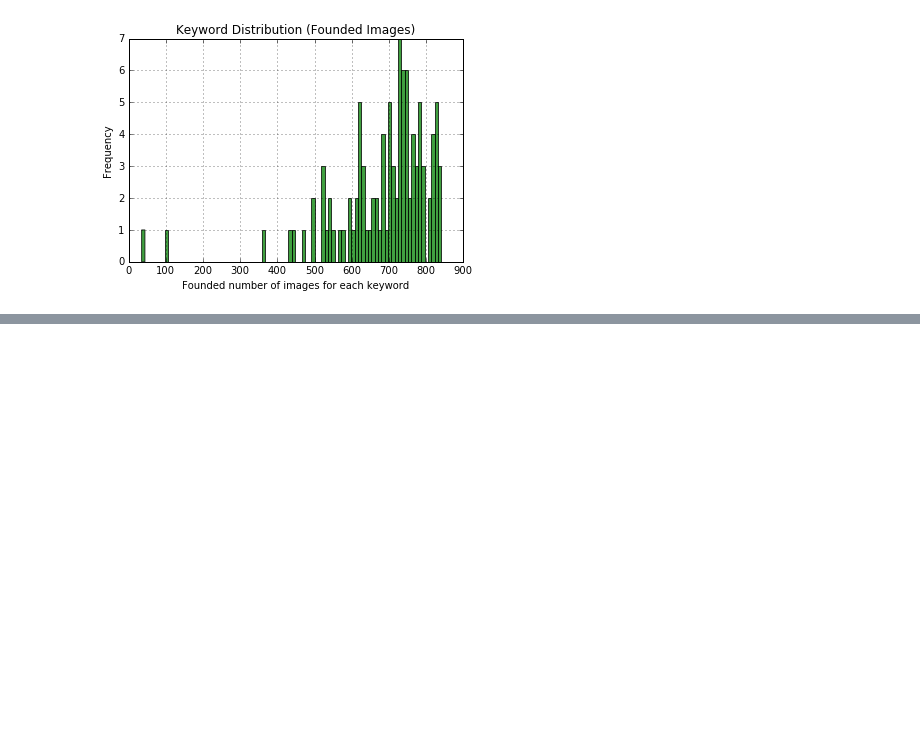
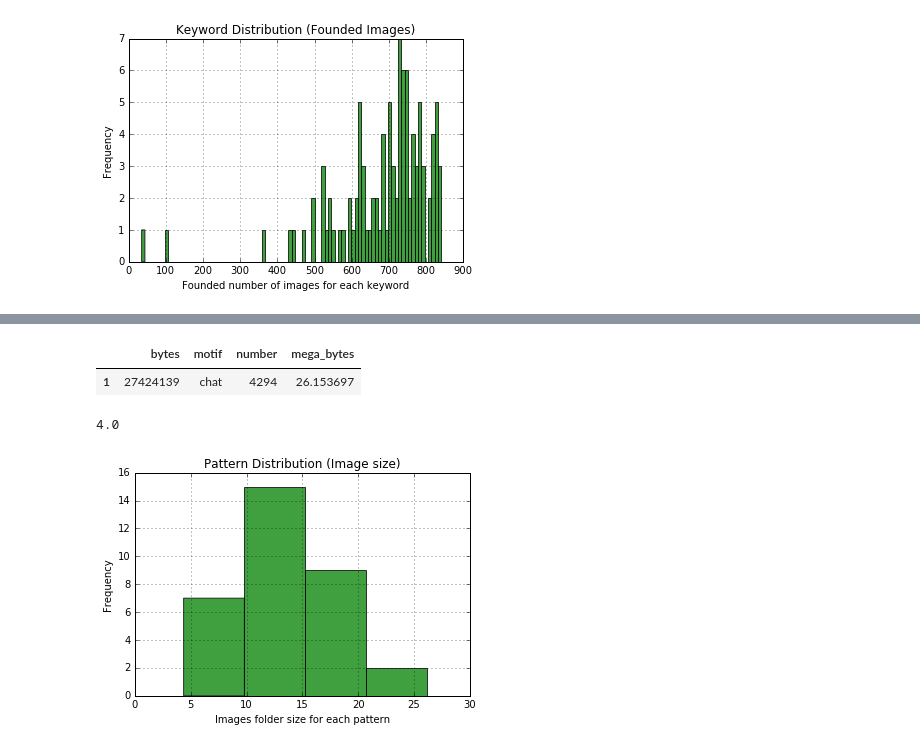
Before and after one commit to nanzhao2016/Projet_Mode, a Jupyter notebook: code/image_summary.ipynb, the cells around one changed output, grey strips where cells are left out. Saved outputs shown, nothing was run; the diff lists cells and outputs as text; code cells hidden in the pictures; blank space fills up the shorter version.

```diff
--- a/code/image_summary.ipynb
+++ b/code/image_summary.ipynb
@@ -153,0 +975,19 @@ os.path.getsize(image_list[1])
+# %%
+images_draw2[images_draw2['number']>3000]
+# %% [output]
+|  | bytes | motif | number | mega_bytes |
+| 1 | 27424139 | chat | 4294 | 26.153697 |
+# %%
+bins = rice_interval(images_draw2, "mega_bytes")
+bins
+# %% [output]
+4.0
+# %%
+plt.hist(images_draw2['mega_bytes'], bins=4, facecolor='green', alpha=0.75)
+plt.xlabel("Images folder size for each pattern")
+plt.ylabel("Frequency")
+plt.title("Pattern Distribution (Image size)")
+plt.grid(True)
+plt.show()
+# %% [output]
+[figure, added]
```
Also changed, not shown: parts of 57 cells of this notebook, 9 other files.
